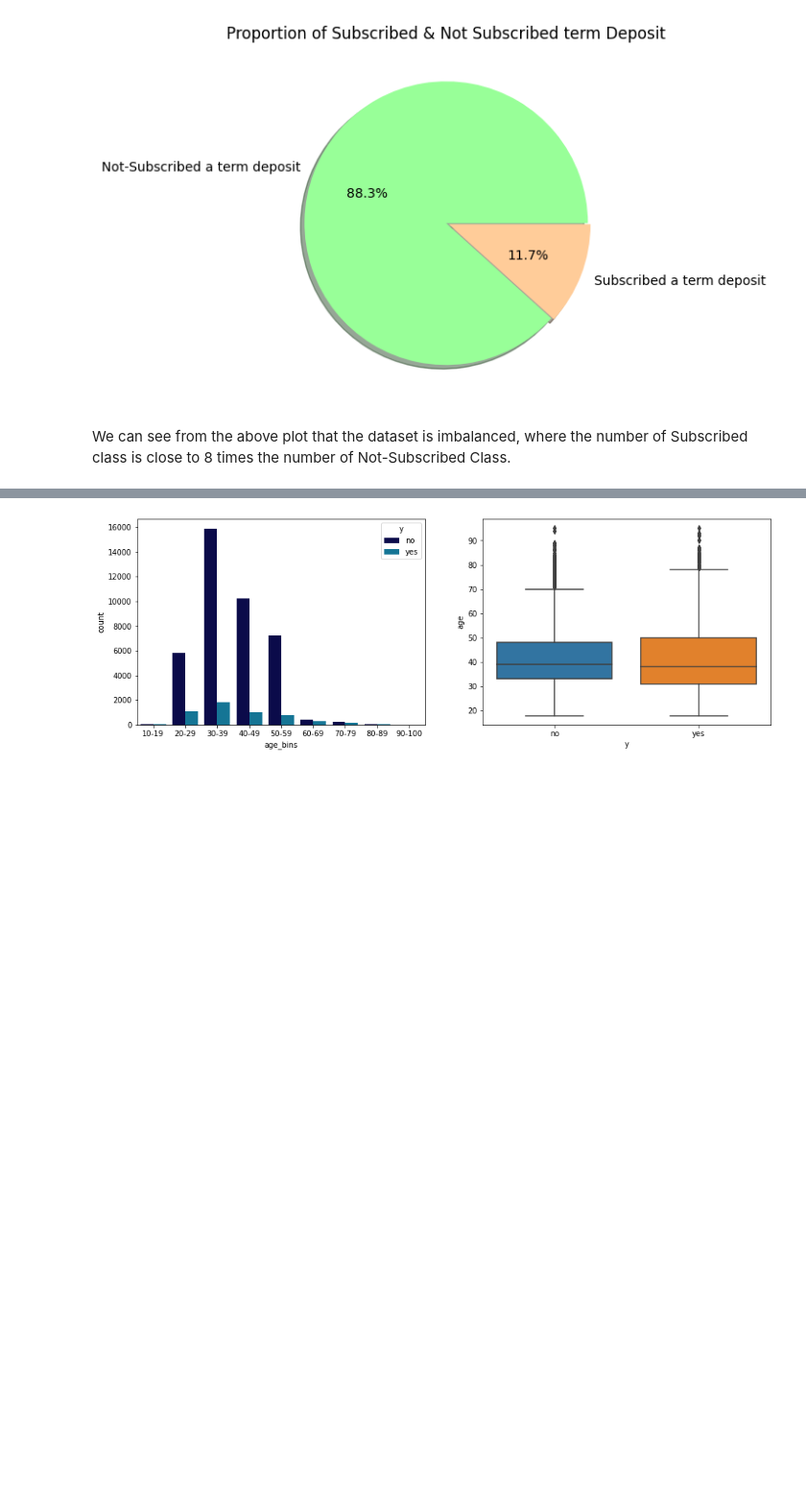
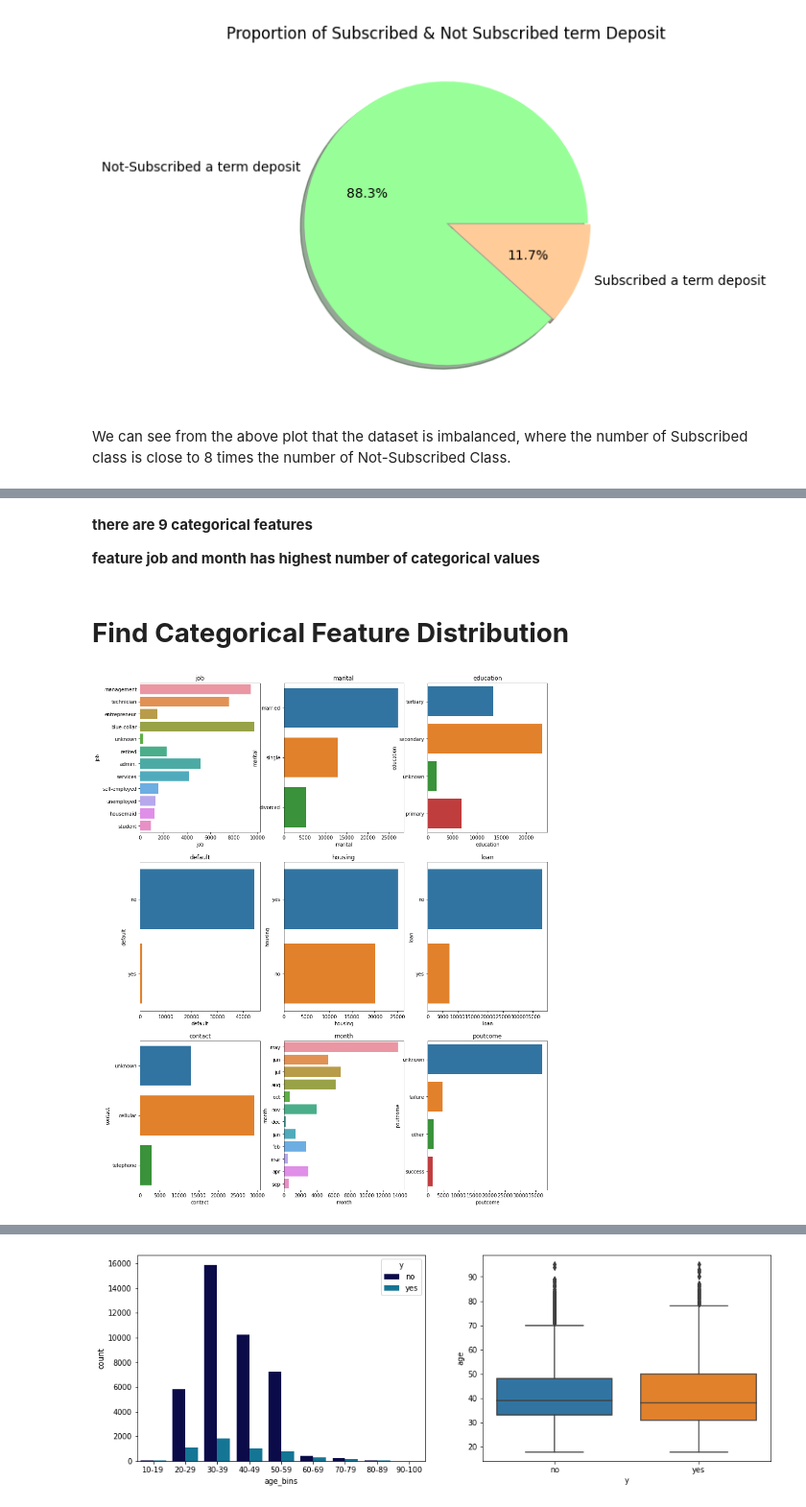
Before and after one commit to niteshgajakosh/Bank-Marketing-Effectiveness-Prediction, a Jupyter notebook: Bank_Marketing_Effectiveness_Prediction_Capstone_Project.ipynb, the cells around one changed output, grey strips where cells are left out. Shown: that part at 96% size. Saved outputs shown, nothing was run; the diff lists cells and outputs as text; code cells hidden in the pictures; blank space fills up the shorter version.

```diff
--- a/Bank_Marketing_Effectiveness_Prediction_Capstone_Project.ipynb
+++ b/Bank_Marketing_Effectiveness_Prediction_Capstone_Project.ipynb
@@ -165,0 +170,3 @@ We can see from the above plot that the dataset is imbalanced, where the number
+# %%
+categorical_features=[feature for feature in df.columns if ((df[feature].dtypes=='O') & (feature not in ['y']))]
+categorical_features
@@ -165,0 +196,19 @@ We can see from the above plot that the dataset is imbalanced, where the number
+# %% [markdown]
+**there are 9 categorical features**
+
+**feature job and month has highest number of categorical values**
+# %% [markdown]
+# **Find Categorical Feature Distribution**
+# %%
+#check count based on categorical features
+plt.figure(figsize=(15,80), facecolor='white')
+plotnumber =1
+for categorical_feature in categorical_features:
+    ax = plt.subplot(12,3,plotnumber)
+    sns.countplot(y=categorical_feature,data=df)
+    plt.xlabel(categorical_feature)
+    plt.title(categorical_feature)
+    plotnumber+=1
+plt.show()
+# %% [output]
+[figure, added]
```
Also changed, not shown: parts of 60 cells of this notebook.
